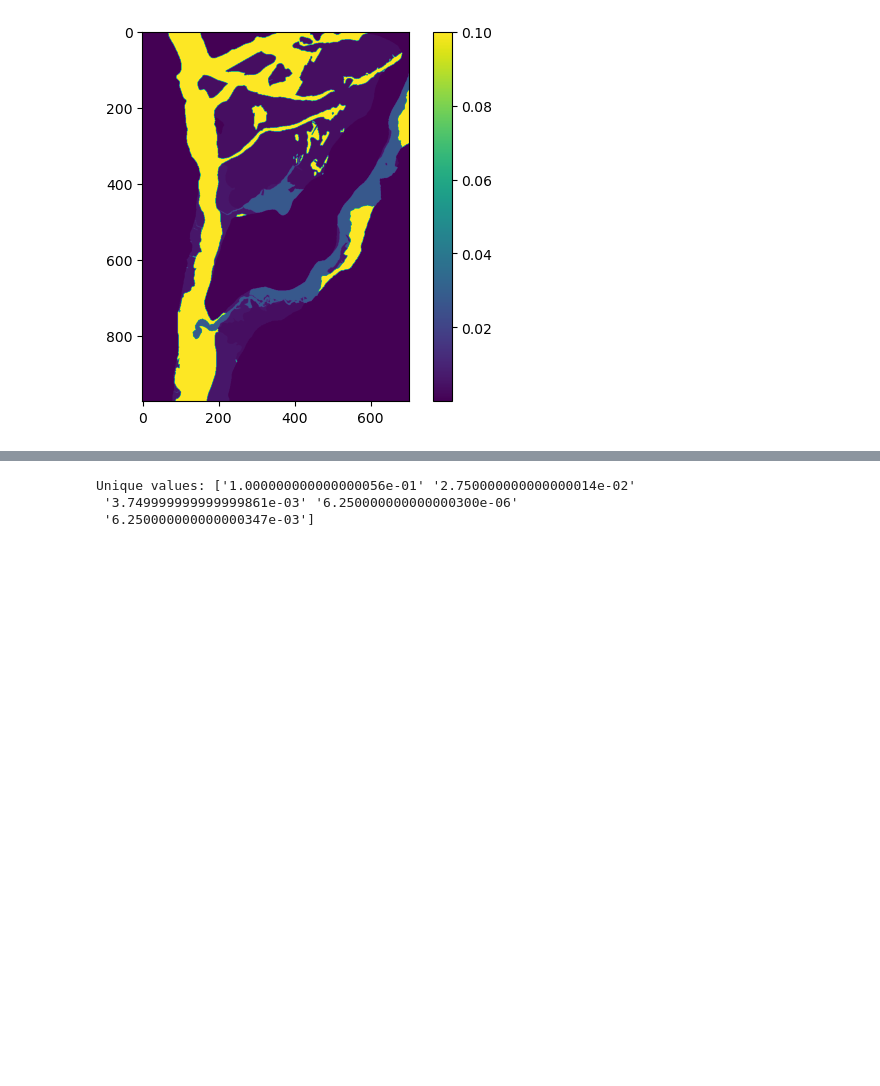
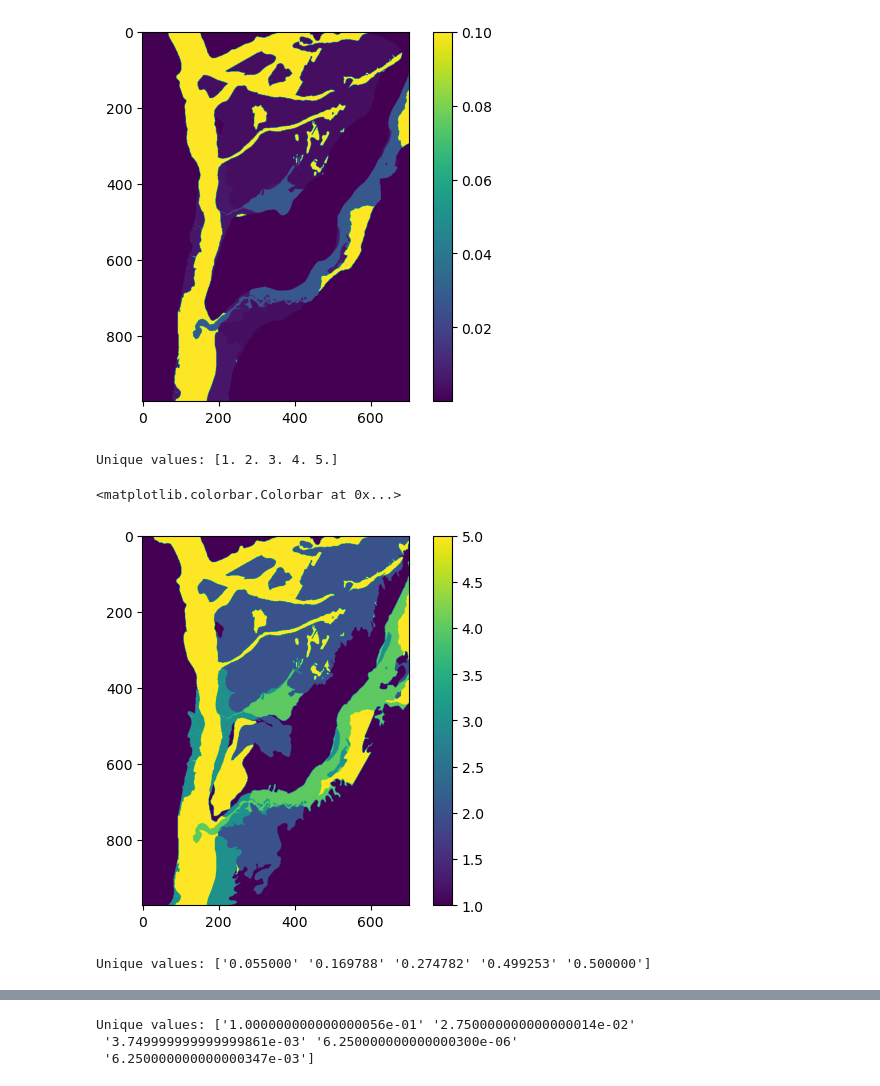
Before and after one commit to jackplogan33/peterson-modflow, a Jupyter notebook: notebooks/dat_files.ipynb, the cells around one changed output, grey strips where cells are left out. Cells and saved outputs as stored; diff of their text form; code cells hidden in the pictures; blank space fills up the shorter version.

```diff
--- a/notebooks/dat_files.ipynb
+++ b/notebooks/dat_files.ipynb
@@ -73,0 +119,28 @@ df.to_csv('../output-files/pfos_obs_fixed.csv', index=False)
+# %%
+zones_matrix = np.loadtxt(os.path.join('..', 'peterson_template_tran','data-files','rchZones.dat'))
+#zones = np.where(np.isin(zones_matrix, [2, 3,4,5]), zones_matrix, 0)
+#zones= np.where(ib == 1, zones_matrix, 1)
+zones=zones_matrix
+unique_values = np.unique(zones)  # Get unique values
+print("Unique values:", unique_values)
+np.savetxt('../input-files/data-files/zones.dat', zones, fmt='%.6f', delimiter=' ')
+plt.imshow(zones)
+plt.colorbar()
+# %% [output]
+Unique values: [1. 2. 3. 4. 5.]
+<matplotlib.colorbar.Colorbar at 0x...>
+[figure, added]
+# %%
+por_matrix = np.loadtxt(os.path.join('..', 'peterson_template','data-files','tran-porosity.dat'))
+# Read the .dat file
+file_path = '../input-files/data-files/tran-porosity.dat'  # Change this to your actual file path
+with open(file_path, "r") as file:
+    data = file.readlines()
+
+# Flatten and clean the data (assuming space-separated values)
+values = [item for line in data for item in line.split()]
+unique_values = np.unique(values)  # Get unique values
+
+print("Unique values:", unique_values)
+# %% [output]
+Unique values: ['0.055000' '0.169788' '0.274782' '0.499253' '0.500000']
```
Also changed, not shown: parts of 28 cells of this notebook.
